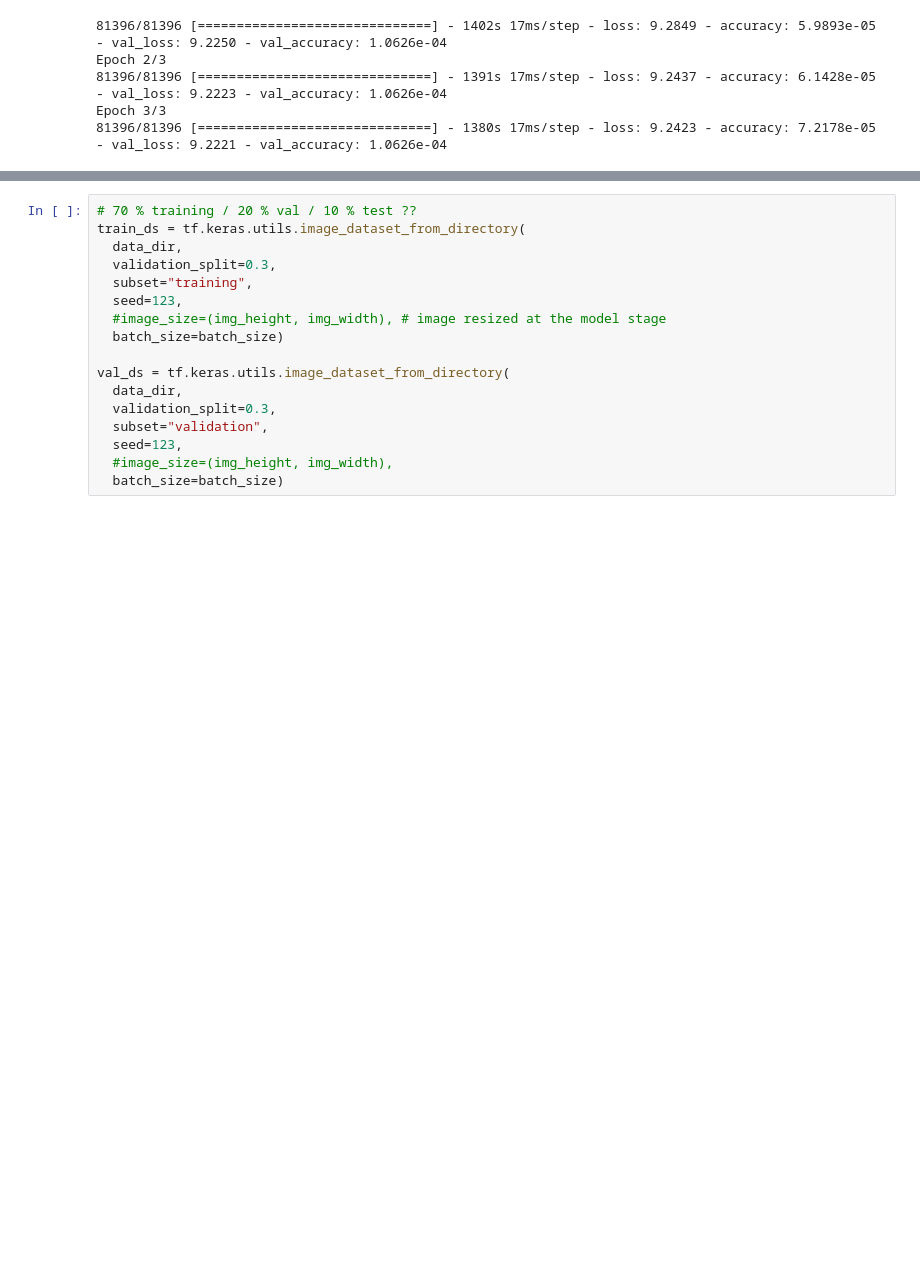
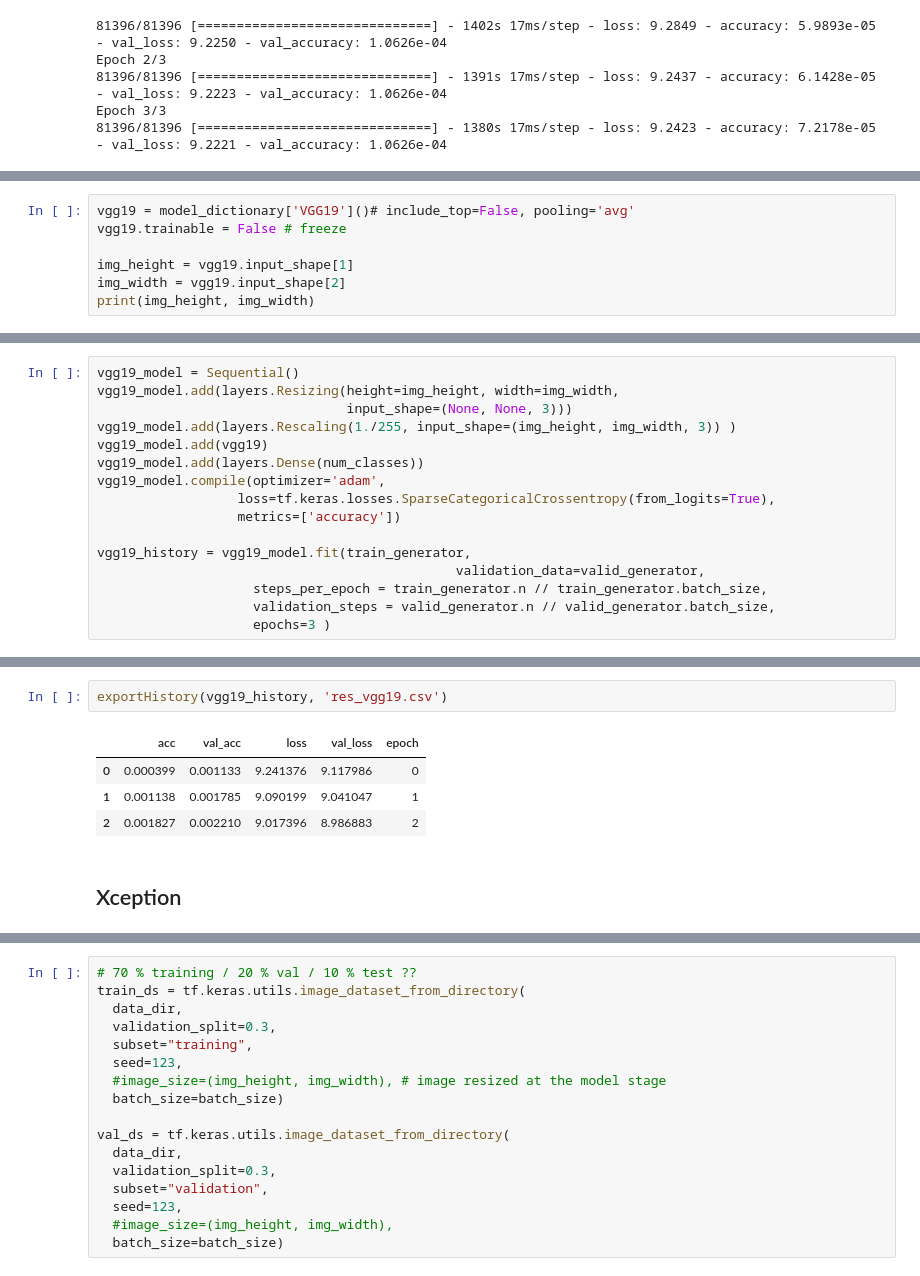
Before and after one commit to mnoor-ds/Sem2_CA1_Data, a Jupyter notebook: notebook/00_preprocess.ipynb, the cells around one changed output, grey strips where cells are left out. Cells and saved outputs as stored; diff of their text form; blank space fills up the shorter version.

```diff
--- a/notebook/00_preprocess.ipynb
+++ b/notebook/00_preprocess.ipynb
@@ -944,0 +932,7 @@ def simpleCNNv2():
+# %%
+vgg19 = model_dictionary['VGG19']()# include_top=False, pooling='avg'
+vgg19.trainable = False # freeze
+
+img_height = vgg19.input_shape[1]
+img_width = vgg19.input_shape[2]
+print(img_height, img_width)
@@ -944,0 +943,16 @@ def simpleCNNv2():
+# %%
+vgg19_model = Sequential()
+vgg19_model.add(layers.Resizing(height=img_height, width=img_width,
+                                input_shape=(None, None, 3)))
+vgg19_model.add(layers.Rescaling(1./255, input_shape=(img_height, img_width, 3)) )
+vgg19_model.add(vgg19)
+vgg19_model.add(layers.Dense(num_classes))
+vgg19_model.compile(optimizer='adam',
+                  loss=tf.keras.losses.SparseCategoricalCrossentropy(from_logits=True),
+                  metrics=['accuracy'])
+
+vgg19_history = vgg19_model.fit(train_generator,
+                                              validation_data=valid_generator,
+                    steps_per_epoch = train_generator.n // train_generator.batch_size,
+                    validation_steps = valid_generator.n // valid_generator.batch_size,
+                    epochs=3 )
@@ -944,0 +966,9 @@ def simpleCNNv2():
+# %%
+exportHistory(vgg19_history, 'res_vgg19.csv')
+# %% [output]
+|  | acc | val_acc | loss | val_loss | epoch |
+| 0 | 0.000399 | 0.001133 | 9.241376 | 9.117986 | 0 |
+| 1 | 0.001138 | 0.001785 | 9.090199 | 9.041047 | 1 |
+| 2 | 0.001827 | 0.002210 | 9.017396 | 8.986883 | 2 |
+# %% [markdown]
+## Xception
```
Also changed, not shown: parts of 73 cells of this notebook.
